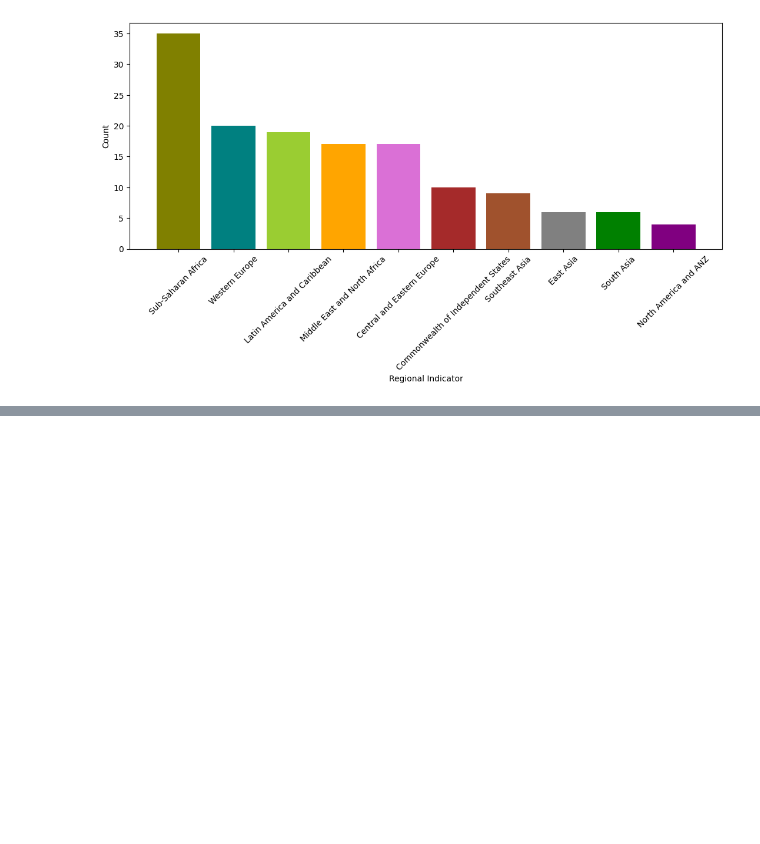
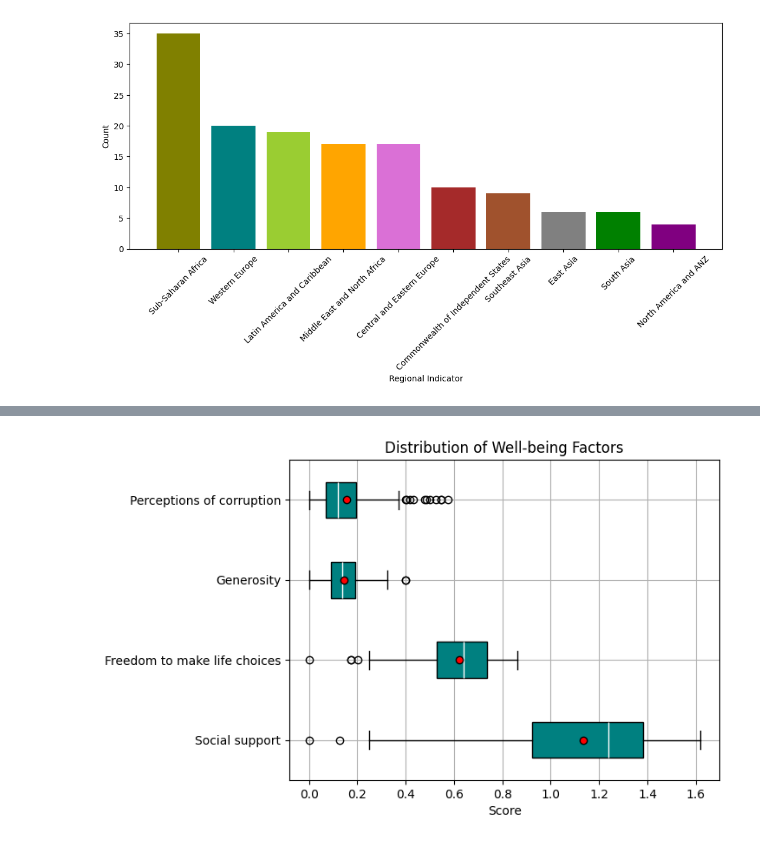
Before and after one commit to SeshasreeB/data-analysis-projects, a Jupyter notebook: checkpoint-two.ipynb, the cells around one changed output, grey strips where cells are left out. Cells and saved outputs as stored; diff of their text form; code cells hidden in the pictures; blank space fills up the shorter version.

```diff
--- a/checkpoint-two.ipynb
+++ b/checkpoint-two.ipynb
@@ -156,0 +192,22 @@ plt.show()
+# %%
+list_features = [
+    'Social support',
+    'Freedom to make life choices',
+    'Generosity',
+    'Perceptions of corruption'
+]
+
+happy_df[list_features].boxplot(
+    vert=False,
+    patch_artist=True,
+    boxprops=dict(facecolor='teal', color='black'),
+    medianprops=dict(color='white'),
+    whiskerprops=dict(color='black'),
+    capprops=dict(color='black'),
+    showmeans = True,
+    meanprops={'marker':'o', 'markerfacecolor':'red', 'markeredgecolor':'black'}    )
+plt.title('Distribution of Well-being Factors')
+plt.xlabel('Score')
+plt.show()
+# %% [output]
+[figure, added]
```
Also changed, not shown: parts of 6 cells of this notebook.
